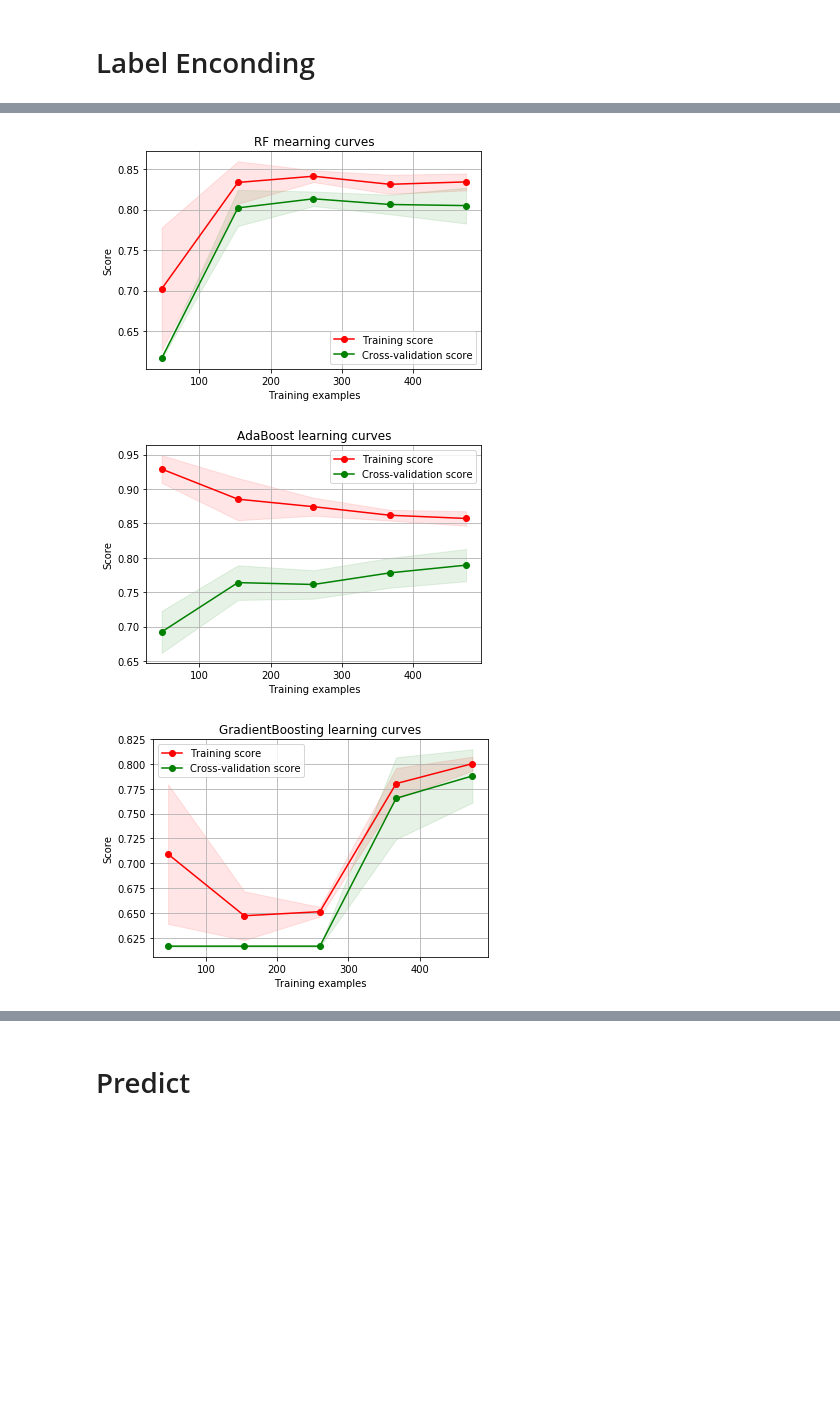
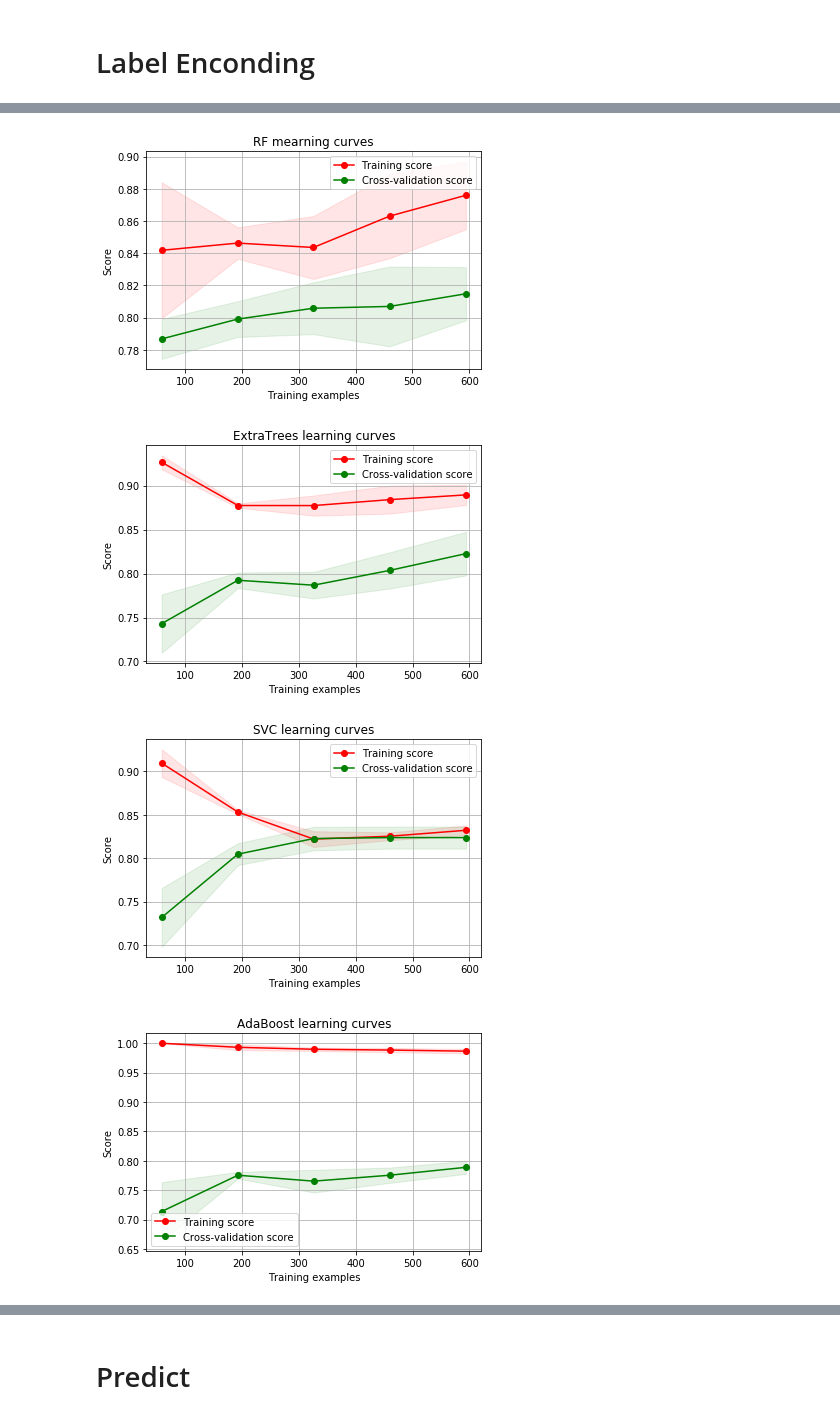
Before and after one commit to Pantoja87/Titanic-Disaster, a Jupyter notebook: TITANIC.ipynb, the cells around one changed output, grey strips where cells are left out. Cells and saved outputs as stored; diff of their text form; code cells hidden in the pictures; blank space fills up the shorter version.

```diff
--- a/TITANIC.ipynb
+++ b/TITANIC.ipynb
@@ -755,3 +705,0 @@ array(['male', 'female'], dtype=object)
-# %%
-titanic['Lb_enconder_Sex']= titanic['Sex'].map( {'female':0, 'male':1})
-titanic.Lb_enconder_Sex.unique()
@@ -902,0 +997,23 @@ g = g.set_title("Cross validation scores")
+# %%
+# RFC Parameters tunning
+RFC = RandomForestClassifier()
+
+
+## Search grid for optimal parameters
+rf_param_grid = {"max_depth": [None],
+              "max_features": [1, 3, 10],
+              "min_samples_split": [2, 3, 10],
+              "min_samples_leaf": [1, 3, 10],
+              "bootstrap": [False],
+              "n_estimators" :[100,300],
+              "criterion": ["gini"]}
+
+
+gsRFC = GridSearchCV(RFC,param_grid = rf_param_grid, cv=kfold, scoring="accuracy", n_jobs= 4, verbose = 1)
+
+gsRFC.fit(X_train,y_train)
+
+RFC_best = gsRFC.best_estimator_
+
+# Best score
+gsRFC.best_score_
@@ -927,0 +1051,15 @@ Fitting 3 folds for each of 72 candidates, totalling 216 fits
+# %%
+### SVC classifier
+SVMC = SVC(probability=True)
+svc_param_grid = {'kernel': ['rbf'],
+                  'gamma': [ 0.001, 0.01, 0.1, 1],
+                  'C': [1, 10, 50, 100,200,300, 1000]}
+
+gsSVMC = GridSearchCV(SVMC,param_grid = svc_param_grid, cv=kfold, scoring="accuracy", n_jobs= 4, verbose = 1)
+
+gsSVMC.fit(X_train,y_train)
+
+SVMC_best = gsSVMC.best_estimator_
+
+# Best score
+gsSVMC.best_score_
@@ -990,35 +1133,36 @@ def plot_learning_curve(estimator, title, X, y, ylim=None, cv=None,
         plt.ylim(*ylim)
     plt.xlabel("Training examples")
     plt.ylabel("Score")
     train_sizes, train_scores, test_scores = learning_curve(estimator, X, y, cv=cv, n_jobs=n_jobs, train_sizes=train_sizes)
     train_scores_mean = np.mean(train_scores, axis=1)
     train_scores_std = np.std(train_scores, axis=1)
     test_scores_mean = np.mean(test_scores, axis=1)
     test_scores_std = np.std(test_scores, axis=1)
     plt.grid()
 
     plt.fill_between(train_sizes, train_scores_mean - train_scores_std,
                      train_scores_mean + train_scores_std, alpha=0.1,
                      color="r")
 
     plt.fill_between(train_sizes, test_scores_mean - test_scores_std,
                      test_scores_mean + test_scores_std, alpha=0.1, color="g")
 
     plt.plot(train_sizes, train_scores_mean, 'o-', color="r",
              label="Training score")
 
     plt.plot(train_sizes, test_scores_mean, 'o-', color="g",
              label="Cross-validation score")
 
     plt.legend(loc="best")
     return plt
 
 g = plot_learning_curve(gsRFC.best_estimator_,"RF mearning curves",X_train,y_train,cv=kfold)
-#g = plot_learning_curve(gsExtC.best_estimator_,"ExtraTrees learning curves",X_train,y_train,cv=kfold)
-#g = plot_learning_curve(gsSVMC.best_estimator_,"SVC learning curves",X_train,y_train,cv=kfold)
+g = plot_learning_curve(gsExtC.best_estimator_,"ExtraTrees learning curves",X_train,y_train,cv=kfold)
+g = plot_learning_curve(gsSVMC.best_estimator_,"SVC learning curves",X_train,y_train,cv=kfold)
 g = plot_learning_curve(gsadaDTC.best_estimator_,"AdaBoost learning curves",X_train,y_train,cv=kfold)
 g = plot_learning_curve(gsGBC.best_estimator_,"GradientBoosting learning curves",X_train,y_train,cv=kfold)
 # %% [output]
-[figure, old version]
+[figure, new version]
-[figure, old version]
+[figure, new version]
-[figure, old version]
+[figure, new version]
+[figure, added]
```
Also changed, not shown: parts of 72 cells of this notebook.
